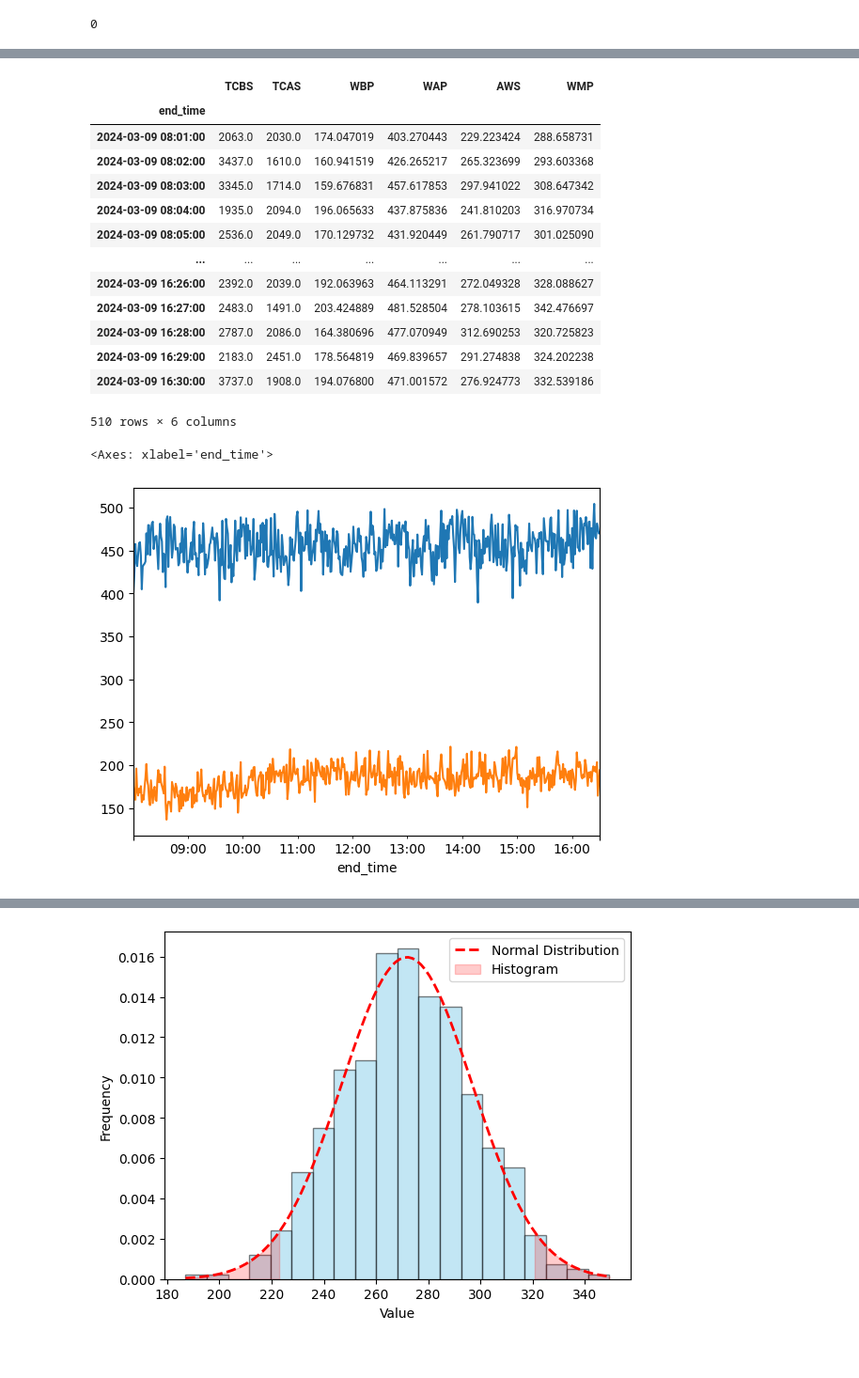
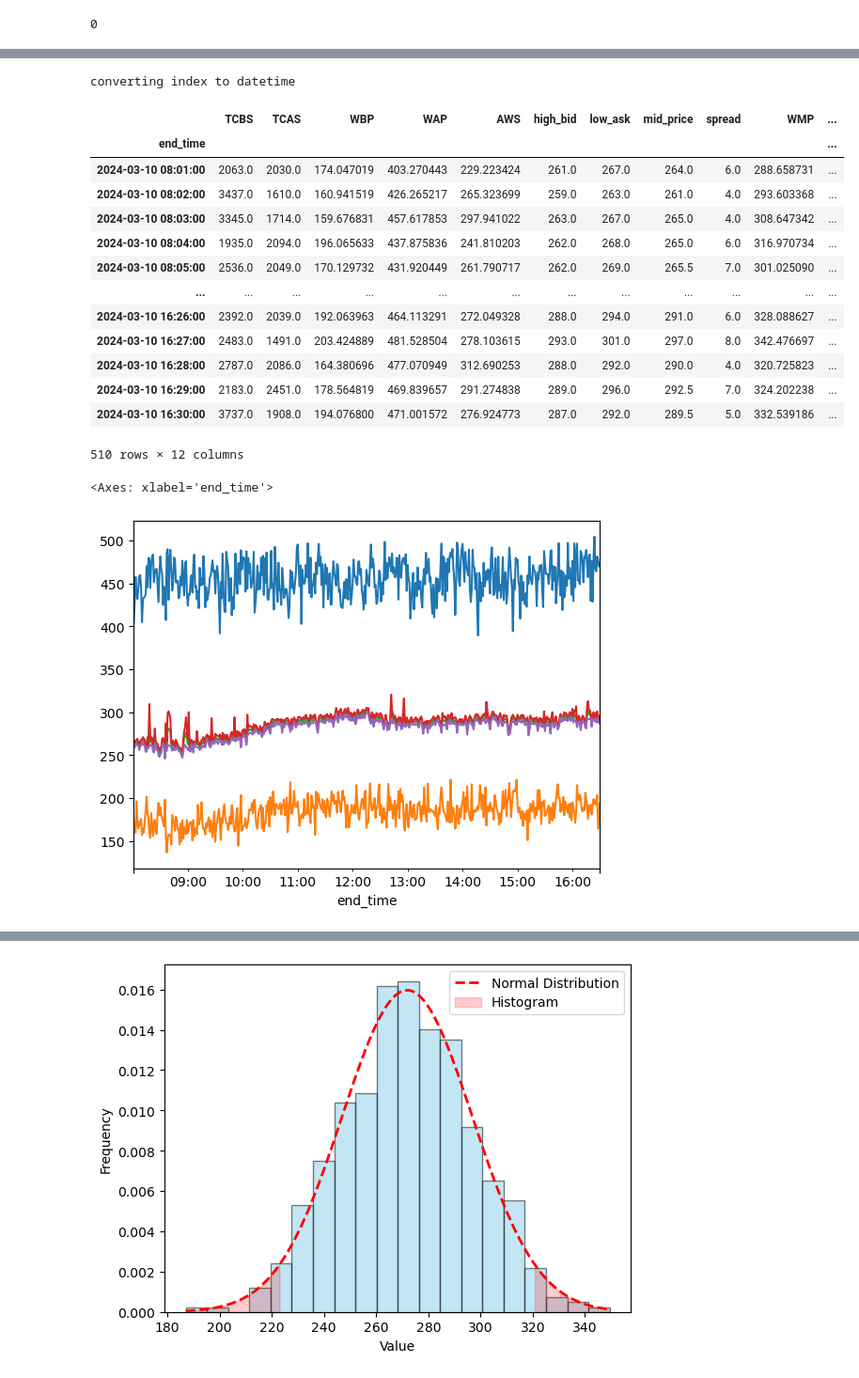
Before and after one commit to UoB-DSMP-2023-24/dsmp-2024-group-19, a Jupyter notebook: new_features.ipynb, the cells around one changed output, grey strips where cells are left out. Shown: that part at 94% size. Drawn from its saved outputs; the diff is of its cells as text; code cells hidden in the pictures.

```diff
--- a/new_features.ipynb
+++ b/new_features.ipynb
@@ -135,28 +153,30 @@ while start_time < max_time:
-# %%
-min_df.index = min_df["end_time"]
-min_df.drop(columns=["end_time"], axis = 1, inplace=True)
-min_df["WMP"] = (min_df["WBP"] + min_df["WAP"]) / 2
-min_df
-# %% [output]
-|  | TCBS | TCAS | WBP | WAP | AWS | WMP |
-| end_time |  |  |  |  |  |  |
-| 2024-03-09 08:01:00 | 2063.0 | 2030.0 | 174.047019 | 403.270443 | 229.223424 | 288.658731 |
-| 2024-03-09 08:02:00 | 3437.0 | 1610.0 | 160.941519 | 426.265217 | 265.323699 | 293.603368 |
-| 2024-03-09 08:03:00 | 3345.0 | 1714.0 | 159.676831 | 457.617853 | 297.941022 | 308.647342 |
-| 2024-03-09 08:04:00 | 1935.0 | 2094.0 | 196.065633 | 437.875836 | 241.810203 | 316.970734 |
-| 2024-03-09 08:05:00 | 2536.0 | 2049.0 | 170.129732 | 431.920449 | 261.790717 | 301.025090 |
-| ... | ... | ... | ... | ... | ... | ... |
-| 2024-03-09 16:26:00 | 2392.0 | 2039.0 | 192.063963 | 464.113291 | 272.049328 | 328.088627 |
-| 2024-03-09 16:27:00 | 2483.0 | 1491.0 | 203.424889 | 481.528504 | 278.103615 | 342.476697 |
-| 2024-03-09 16:28:00 | 2787.0 | 2086.0 | 164.380696 | 477.070949 | 312.690253 | 320.725823 |
-| 2024-03-09 16:29:00 | 2183.0 | 2451.0 | 178.564819 | 469.839657 | 291.274838 | 324.202238 |
-| 2024-03-09 16:30:00 | 3737.0 | 1908.0 | 194.076800 | 471.001572 | 276.924773 | 332.539186 |
-510 rows × 6 columns
+# %%
+min_df, cbs_arr, cas_arr = features(df, seg_length="1m")
+min_df
+# %% [output]
+converting index to datetime
+|  | TCBS | TCAS | WBP | WAP | AWS | high_bid | low_ask | mid_price | spread | WMP | ... |
+| end_time |  |  |  |  |  |  |  |  |  |  | ... |
+| 2024-03-10 08:01:00 | 2063.0 | 2030.0 | 174.047019 | 403.270443 | 229.223424 | 261.0 | 267.0 | 264.0 | 6.0 | 288.658731 | ... |
+| 2024-03-10 08:02:00 | 3437.0 | 1610.0 | 160.941519 | 426.265217 | 265.323699 | 259.0 | 263.0 | 261.0 | 4.0 | 293.603368 | ... |
+| 2024-03-10 08:03:00 | 3345.0 | 1714.0 | 159.676831 | 457.617853 | 297.941022 | 263.0 | 267.0 | 265.0 | 4.0 | 308.647342 | ... |
+| 2024-03-10 08:04:00 | 1935.0 | 2094.0 | 196.065633 | 437.875836 | 241.810203 | 262.0 | 268.0 | 265.0 | 6.0 | 316.970734 | ... |
+| 2024-03-10 08:05:00 | 2536.0 | 2049.0 | 170.129732 | 431.920449 | 261.790717 | 262.0 | 269.0 | 265.5 | 7.0 | 301.025090 | ... |
+| ... | ... | ... | ... | ... | ... | ... | ... | ... | ... | ... | ... |
+| 2024-03-10 16:26:00 | 2392.0 | 2039.0 | 192.063963 | 464.113291 | 272.049328 | 288.0 | 294.0 | 291.0 | 6.0 | 328.088627 | ... |
+| 2024-03-10 16:27:00 | 2483.0 | 1491.0 | 203.424889 | 481.528504 | 278.103615 | 293.0 | 301.0 | 297.0 | 8.0 | 342.476697 | ... |
+| 2024-03-10 16:28:00 | 2787.0 | 2086.0 | 164.380696 | 477.070949 | 312.690253 | 288.0 | 292.0 | 290.0 | 4.0 | 320.725823 | ... |
+| 2024-03-10 16:29:00 | 2183.0 | 2451.0 | 178.564819 | 469.839657 | 291.274838 | 289.0 | 296.0 | 292.5 | 7.0 | 324.202238 | ... |
+| 2024-03-10 16:30:00 | 3737.0 | 1908.0 | 194.076800 | 471.001572 | 276.924773 | 287.0 | 292.0 | 289.5 | 5.0 | 332.539186 | ... |
+510 rows × 12 columns
 # %%
 import matplotlib.pyplot as plt
 
 min_df["WAP"].plot()
 min_df["WBP"].plot()
+min_df["mid_price"].plot()
+min_df["low_ask"].plot()
+min_df["high_bid"].plot()
 # %% [output]
 <Axes: xlabel='end_time'>
-[figure, old version]
+[figure, new version]
```
Also changed, not shown: parts of 11 cells of this notebook, 6 other files.
